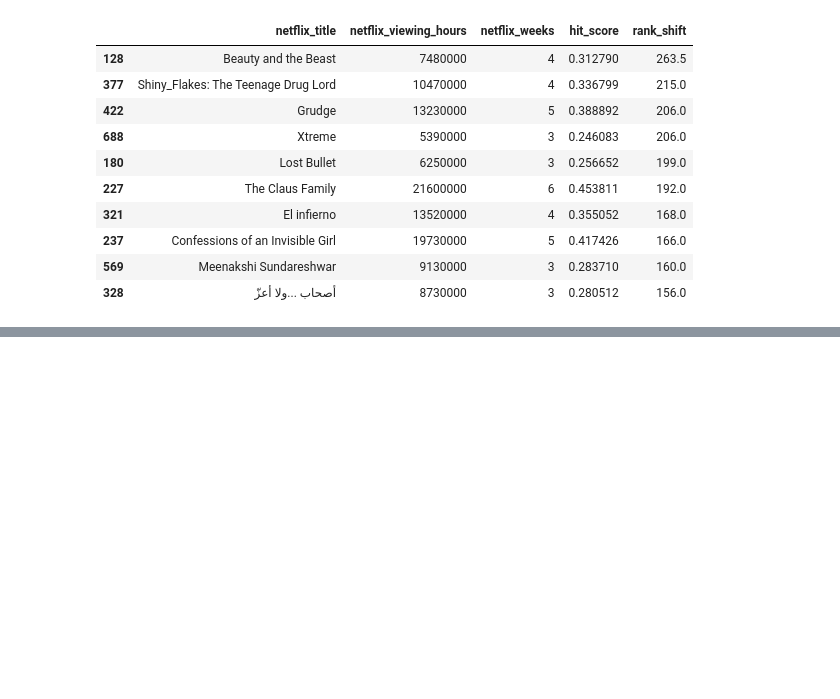
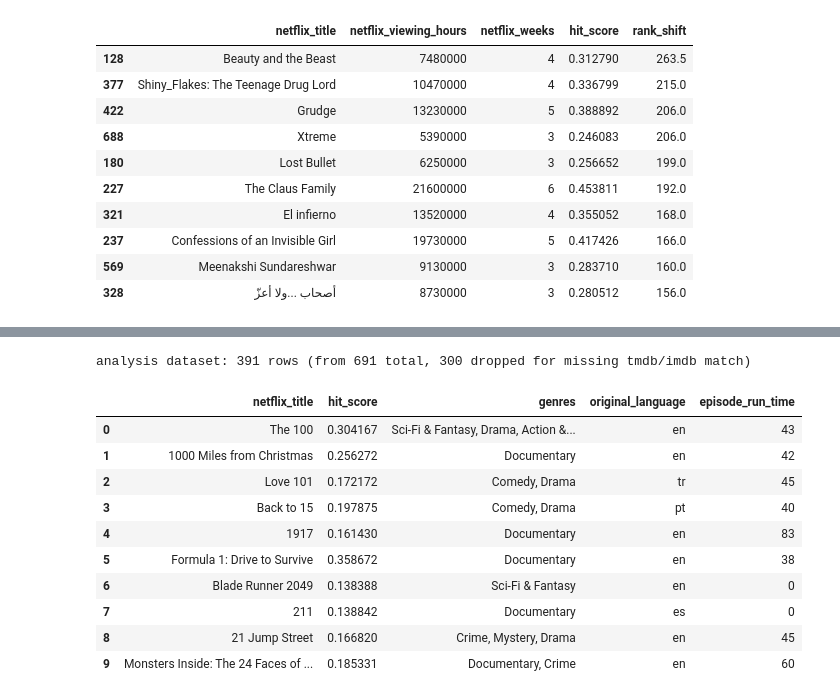
Before and after one commit to 0226chester/netflix-writers, a Jupyter notebook: netflix_hit_proposal.ipynb, the cells around one changed output, grey strips where cells are left out. Drawn from its saved outputs; the diff is of its cells as text; code cells hidden in the pictures; blank space fills up the shorter version.

```diff
--- a/netflix_hit_proposal.ipynb
+++ b/netflix_hit_proposal.ipynb
@@ -120,0 +129,30 @@ netflix[["netflix_title", "netflix_viewing_hours", "netflix_weeks", "hit_score",
+# %%
+tmdb = pd.read_csv("netflix/data/tmdb.titles.v3.csv")
+
+# complete-case: keep only titles matched in both tmdb and imdb
+dataset = netflix.dropna(subset=["tmdb_title", "imdb_title"]).copy()
+
+# de-dupe tmdb by name, keeping the highest-vote_count row for ambiguous names
+tmdb_features = (
+    tmdb.sort_values("vote_count", ascending=False)
+    .drop_duplicates(subset="name", keep="first")[["name", "genres", "original_language", "episode_run_time"]]
+)
+
+dataset = dataset.merge(tmdb_features, left_on="tmdb_title", right_on="name", how="left")
+dataset = dataset.drop(columns="name")
+
+print(f"analysis dataset: {dataset.shape[0]} rows (from {len(netflix)} total, {len(netflix) - dataset.shape[0]} dropped for missing tmdb/imdb match)")
+dataset[["netflix_title", "hit_score", "genres", "original_language", "episode_run_time"]].head(10)
+# %% [output]
+analysis dataset: 391 rows (from 691 total, 300 dropped for missing tmdb/imdb match)
+|  | netflix_title | hit_score | genres | original_language | episode_run_time |
+| 0 | The 100 | 0.304167 | Sci-Fi & Fantasy, Drama, Action &... | en | 43 |
+| 1 | 1000 Miles from Christmas | 0.256272 | Documentary | en | 42 |
+| 2 | Love 101 | 0.172172 | Comedy, Drama | tr | 45 |
+| 3 | Back to 15 | 0.197875 | Comedy, Drama | pt | 40 |
+| 4 | 1917 | 0.161430 | Documentary | en | 83 |
+| 5 | Formula 1: Drive to Survive | 0.358672 | Documentary | en | 38 |
+| 6 | Blade Runner 2049 | 0.138388 | Sci-Fi & Fantasy | en | 0 |
+| 7 | 211 | 0.138842 | Documentary | es | 0 |
+| 8 | 21 Jump Street | 0.166820 | Crime, Mystery, Drama | en | 45 |
+| 9 | Monsters Inside: The 24 Faces of ... | 0.185331 | Documentary, Crime | en | 60 |
```
Also changed, not shown: parts of 10 cells of this notebook.
